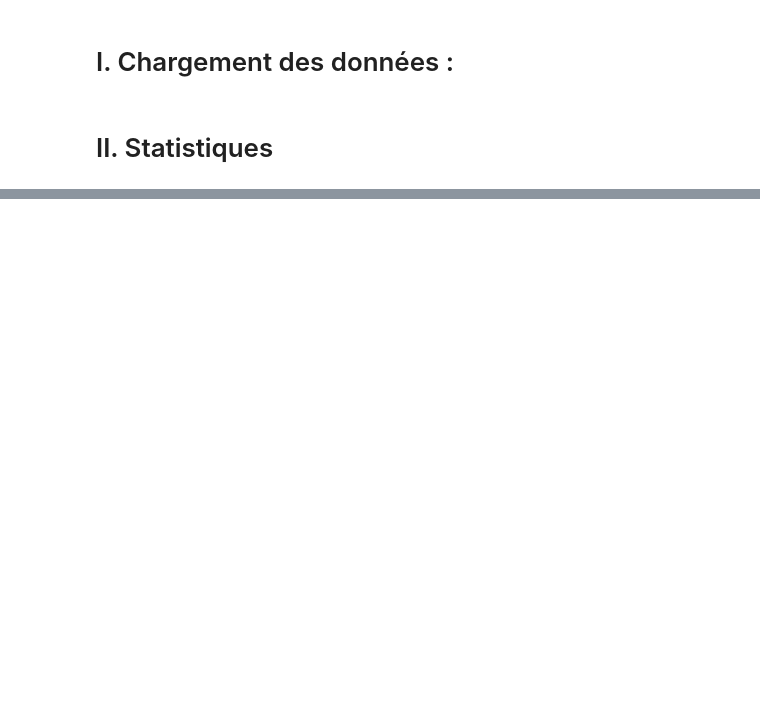
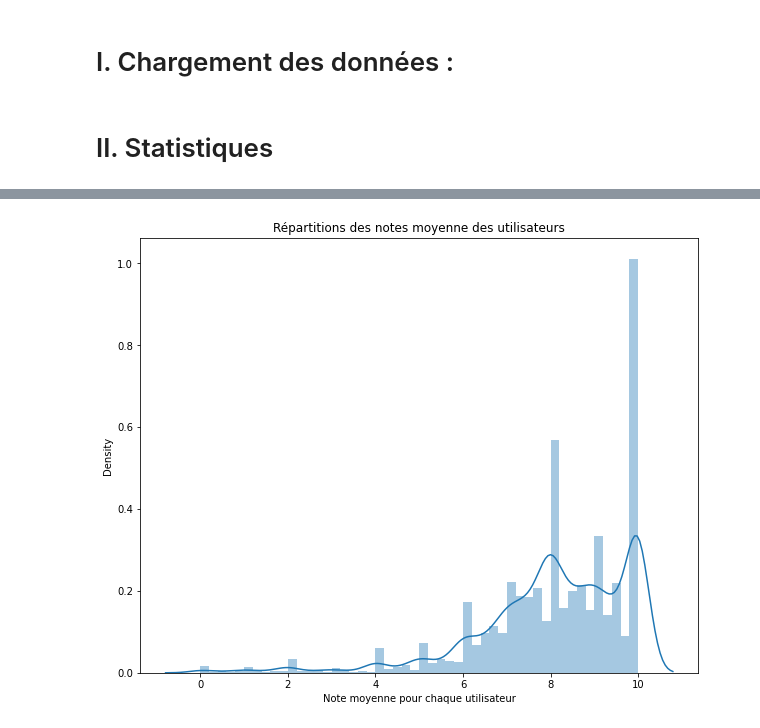
Before and after one commit to Amayas29/review-analysis, a Jupyter notebook: src/stats_avis.ipynb, the cells around one changed output, grey strips where cells are left out. Saved outputs shown, nothing was run; the diff lists cells and outputs as text; code cells hidden in the pictures; blank space fills up the shorter version.

```diff
--- a/src/stats_avis.ipynb
+++ b/src/stats_avis.ipynb
@@ -20,0 +36,11 @@ from wordcloud import WordCloud
+# %%
+note_g = df_avis_up.groupby("author")["note"].mean()
+authors = note_g.keys()
+notes = note_g.values
+
+plt.figure(figsize=(10, 8))
+sns.distplot(notes).set(title="Répartitions des notes moyenne des utilisateurs")
+plt.xlabel("Note moyenne pour chaque utilisateur")
+plt.show()
+# %% [output]
+[figure, added]
```
Also changed, not shown: parts of 31 cells of this notebook, 4 other files.
